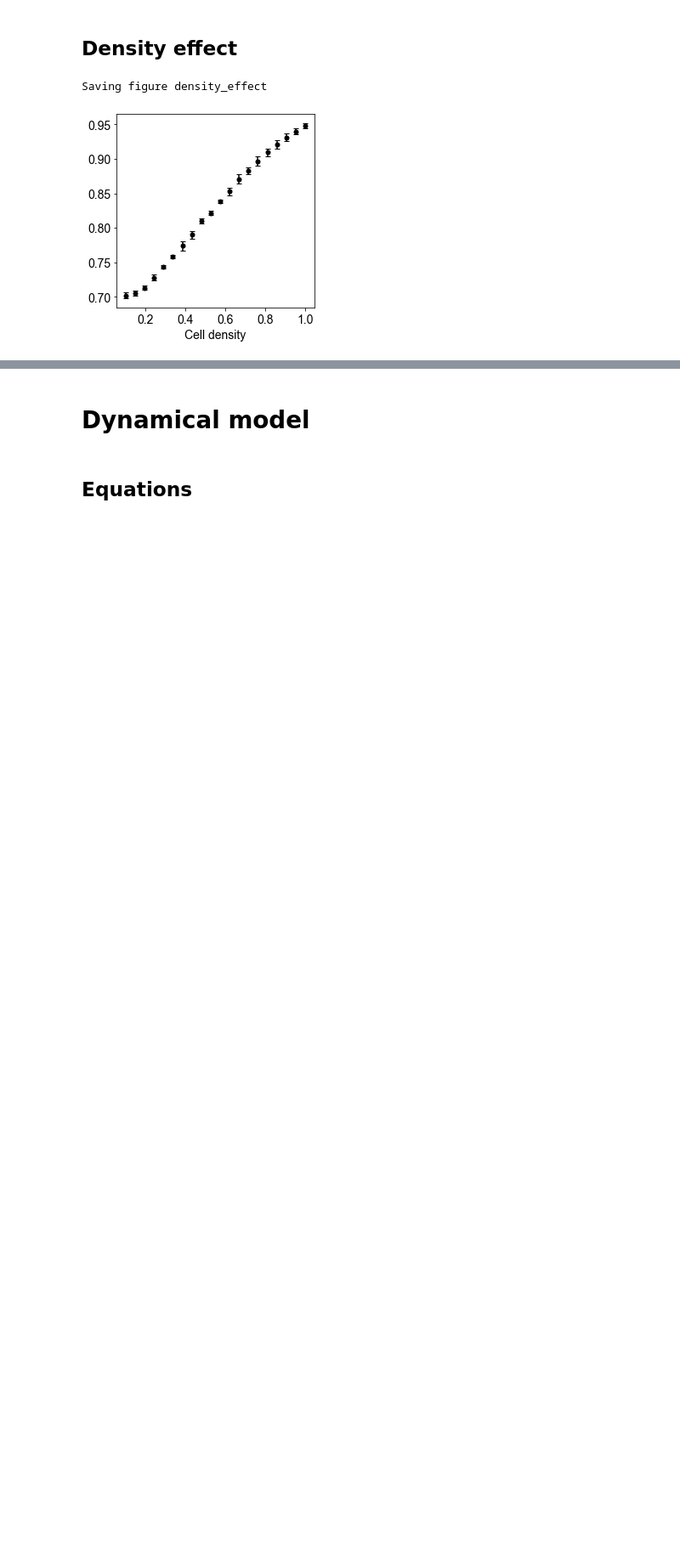
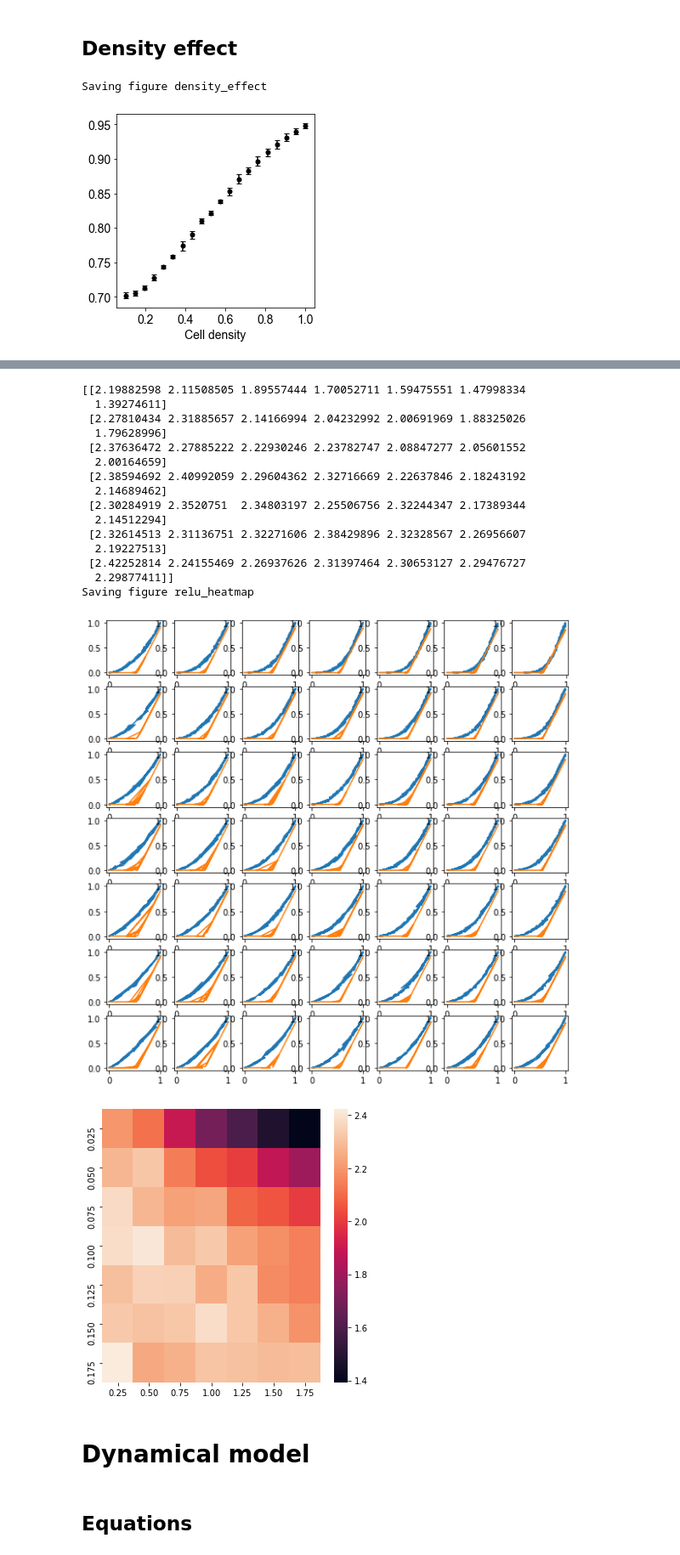
Before and after one commit to Li-Boyan/ReLU_optoSTING, a Jupyter notebook: scripts/fig2-2_relu_modeling.ipynb, the cells around one changed output, grey strips where cells are left out. Shown: that part at 85% size. Cells and saved outputs as stored; diff of their text form; code cells hidden in the pictures; blank space fills up the shorter version.

```diff
--- a/scripts/fig2-2_relu_modeling.ipynb
+++ b/scripts/fig2-2_relu_modeling.ipynb
@@ -380,3 +428,41 @@ Saving figure density_effect
+# %%
+_, ax = plt.subplots(len(D_values), len(gamma_values), figsize=(10, 10))
+mse_mat = np.empty((len(D_values), len(gamma_values)))
+for i in range(len(D_values)):
+    for j in range(len(gamma_values)):
+        sar_means, rar_means = ars[i * len(D_values) + j]
+        sar_means, rar_means = np.array(sar_means), np.array(rar_means)
+        rar_theory = (sar_means - 0.55) * 2 * (sar_means > 0.55)
+        ax[i, j].plot(sar_means, rar_means)
+        ax[i, j].plot(sar_means, rar_theory)
+        mse = np.sqrt(np.sum((rar_theory - rar_means) ** 2))
+        mse_mat[i, j] = mse
+print(mse_mat)
+_, ax = plt.subplots(1, 1, figsize=(5, 5))
+sns.heatmap(mse_mat)
+ax.set_xticks(np.arange(len(D_values)) + 0.5)
+ax.set_yticks(np.arange(len(gamma_values)) + 0.5)
+ax.set_xticklabels(["%.2f"%D for D in D_values])
+ax.set_yticklabels(["%.3f"%gamma for gamma in gamma_values])
+save_fig("relu_heatmap")
+# %% [output]
+[[2.19882598 2.11508505 1.89557444 1.70052711 1.59475551 1.47998334
+  1.39274611]
+ [2.27810434 2.31885657 2.14166994 2.04232992 2.00691969 1.88325026
+  1.79628996]
+ [2.37636472 2.27885222 2.22930246 2.23782747 2.08847277 2.05601552
+  2.00164659]
+ [2.38594692 2.40992059 2.29604362 2.32716669 2.22637846 2.18243192
+  2.14689462]
+ [2.30284919 2.3520751  2.34803197 2.25506756 2.32244347 2.17389344
+  2.14512294]
+ [2.32614513 2.31136751 2.32271606 2.38429896 2.32328567 2.26956607
+  2.19227513]
+ [2.42252814 2.24155469 2.26937626 2.31397464 2.30653127 2.29476727
+  2.29877411]]
+Saving figure relu_heatmap
+[figure, added]
+[figure, added]
 # %% [markdown]
 # Dynamical model
 # %% [markdown]
```
Also changed, not shown: parts of 8 cells of this notebook.
